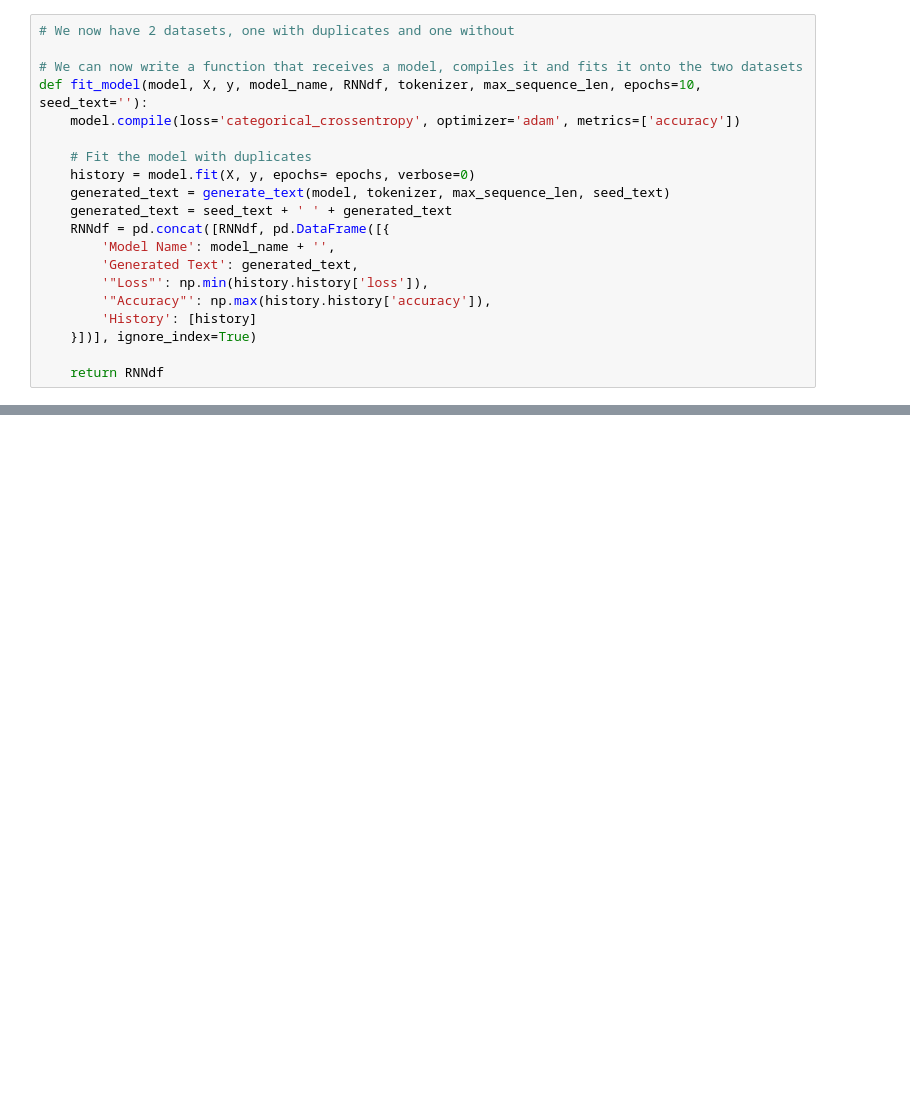
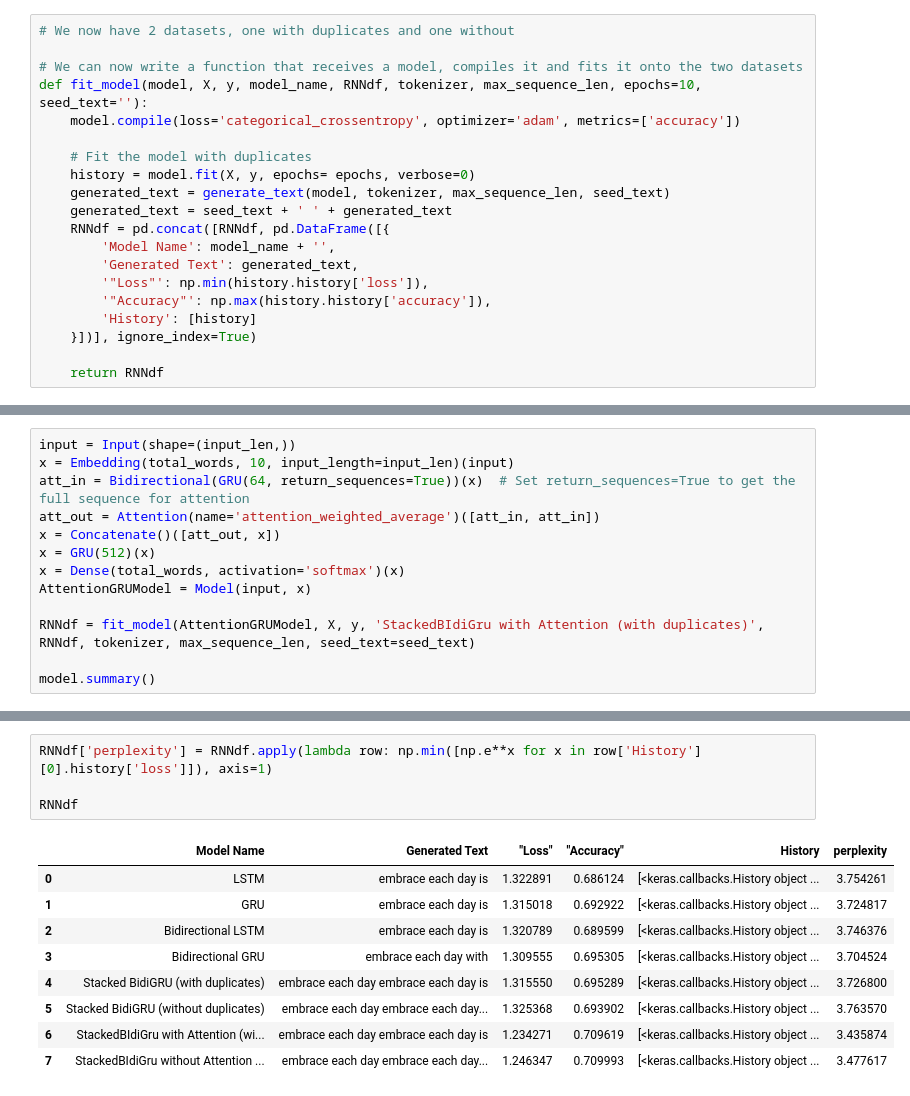
Before and after one commit to Grobbina/DELE, a Jupyter notebook: RNN.ipynb, the cells around one changed output, grey strips where cells are left out. Saved outputs shown, nothing was run; the diff lists cells and outputs as text; blank space fills up the shorter version.

```diff
--- a/RNN.ipynb
+++ b/RNN.ipynb
@@ -584,0 +578,13 @@ TypeError: 'int' object is not iterable
+# %%
+input = Input(shape=(input_len,))
+x = Embedding(total_words, 10, input_length=input_len)(input)
+att_in = Bidirectional(GRU(64, return_sequences=True))(x)  # Set return_sequences=True to get the full sequence for attention
+att_out = Attention(name='attention_weighted_average')([att_in, att_in])
+x = Concatenate()([att_out, x])
+x = GRU(512)(x)
+x = Dense(total_words, activation='softmax')(x)
+AttentionGRUModel = Model(input, x)
+
+RNNdf = fit_model(AttentionGRUModel, X, y, 'StackedBIdiGru with Attention (with duplicates)', RNNdf, tokenizer, max_sequence_len, seed_text=seed_text)
+
+model.summary()
@@ -584,0 +624,14 @@ TypeError: 'int' object is not iterable
+# %%
+RNNdf['perplexity'] = RNNdf.apply(lambda row: np.min([np.e**x for x in row['History'][0].history['loss']]), axis=1)
+
+RNNdf
+# %% [output]
+|  | Model Name | Generated Text | "Loss" | "Accuracy" | History | perplexity |
+| 0 | LSTM | embrace each day is | 1.322891 | 0.686124 | [<keras.callbacks.History object ... | 3.754261 |
+| 1 | GRU | embrace each day is | 1.315018 | 0.692922 | [<keras.callbacks.History object ... | 3.724817 |
+| 2 | Bidirectional LSTM | embrace each day is | 1.320789 | 0.689599 | [<keras.callbacks.History object ... | 3.746376 |
+| 3 | Bidirectional GRU | embrace each day with | 1.309555 | 0.695305 | [<keras.callbacks.History object ... | 3.704524 |
+| 4 | Stacked BidiGRU (with duplicates) | embrace each day embrace each day is | 1.315550 | 0.695289 | [<keras.callbacks.History object ... | 3.726800 |
+| 5 | Stacked BidiGRU (without duplicates) | embrace each day embrace each day... | 1.325368 | 0.693902 | [<keras.callbacks.History object ... | 3.763570 |
+| 6 | StackedBIdiGru with Attention (wi... | embrace each day embrace each day is | 1.234271 | 0.709619 | [<keras.callbacks.History object ... | 3.435874 |
+| 7 | StackedBIdiGru without Attention ... | embrace each day embrace each day... | 1.246347 | 0.709993 | [<keras.callbacks.History object ... | 3.477617 |
```
Also changed, not shown: parts of 32 cells of this notebook, 1 other file.
